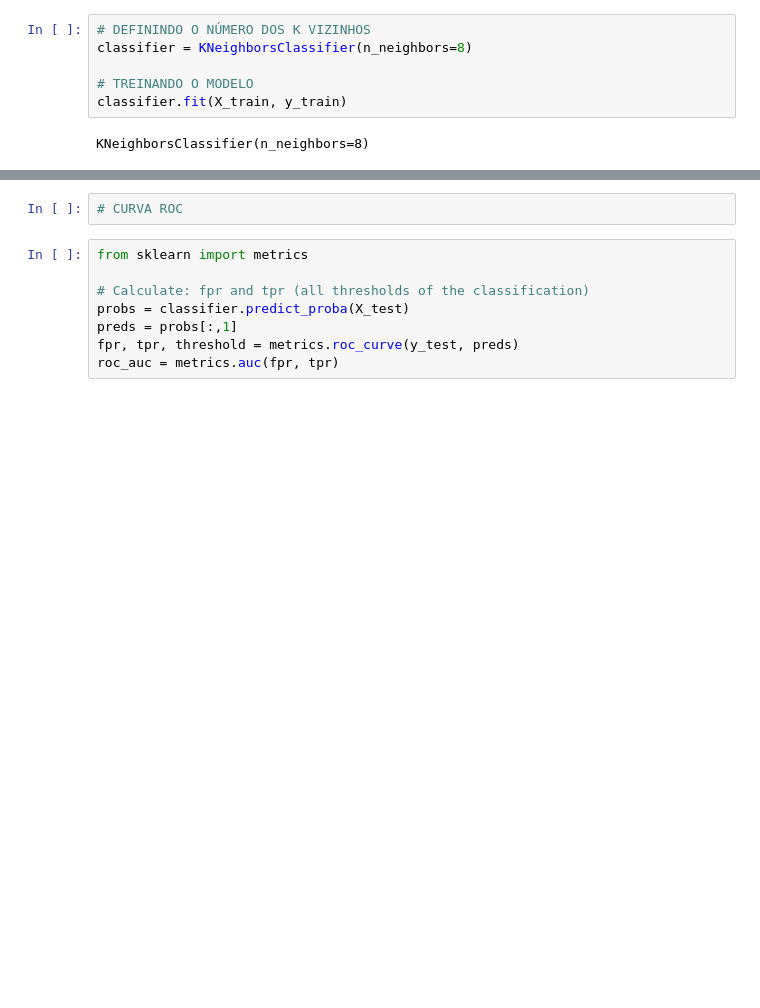
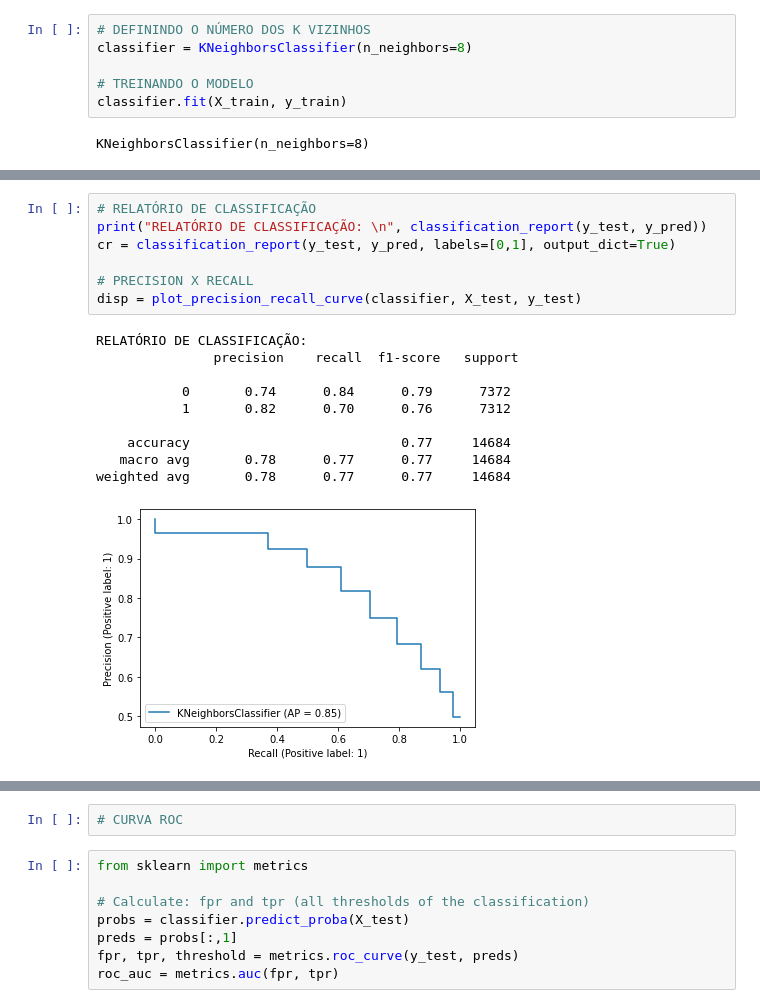
Before and after one commit to AbnerBissolli/Malicious-DNS-Detection, a Jupyter notebook: jupyter-notebooks/[04] [03] Classifier KNN.ipynb, the cells around one changed output, grey strips where cells are left out. Saved outputs shown, nothing was run; the diff lists cells and outputs as text; blank space fills up the shorter version.

```diff
--- a/jupyter-notebooks/[04] [03] Classifier KNN.ipynb
+++ b/jupyter-notebooks/[04] [03] Classifier KNN.ipynb
@@ -66,0 +49,18 @@ ACURÁCIA DO MODELO:  0.8136293471352039
+# %%
+# RELATÓRIO DE CLASSIFICAÇÃO
+print("RELATÓRIO DE CLASSIFICAÇÃO: \n", classification_report(y_test, y_pred))
+cr = classification_report(y_test, y_pred, labels=[0,1], output_dict=True)
+
+# PRECISION X RECALL
+disp = plot_precision_recall_curve(classifier, X_test, y_test)
+# %% [output]
+RELATÓRIO DE CLASSIFICAÇÃO:
+               precision    recall  f1-score   support
+
+           0       0.74      0.84      0.79      7372
+           1       0.82      0.70      0.76      7312
+
+    accuracy                           0.77     14684
+   macro avg       0.78      0.77      0.77     14684
+weighted avg       0.78      0.77      0.77     14684
+[figure, added]
```
Also changed, not shown: parts of 11 cells of this notebook.
